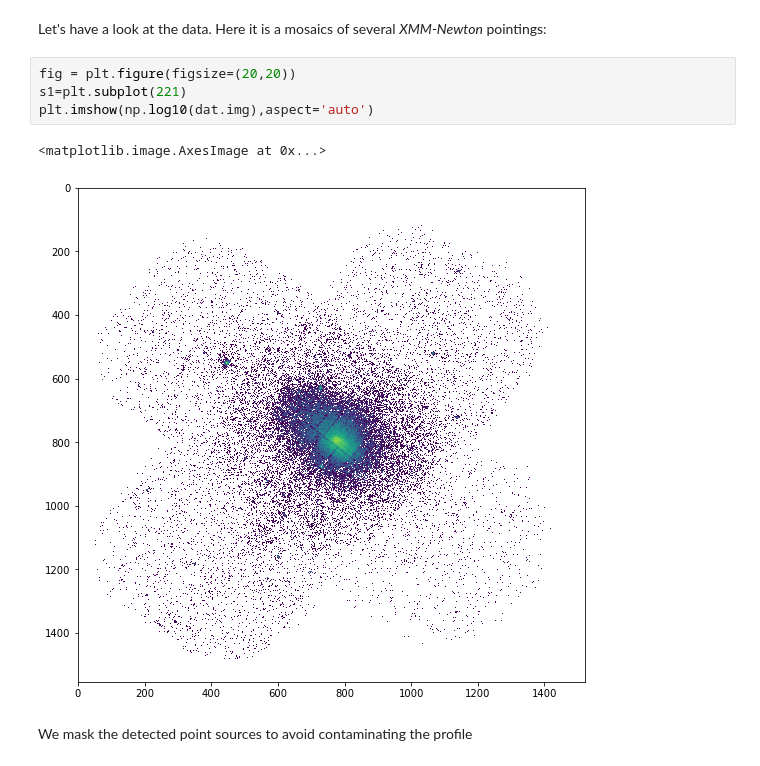
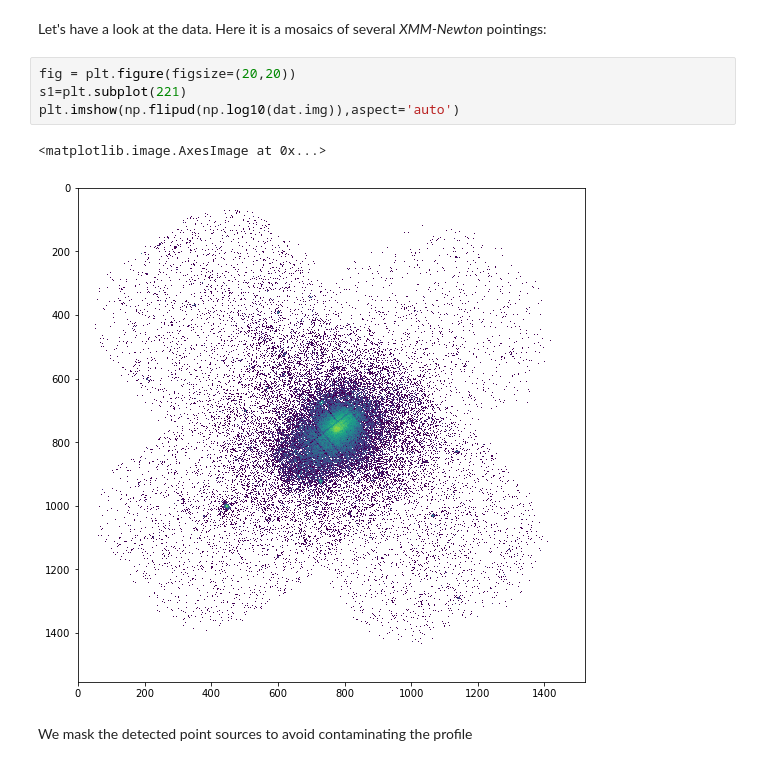
Before and after one commit to domeckert/pyproffit, a Jupyter notebook: docs/source/Discontinuities.ipynb, the cells around one changed output. Drawn from its saved outputs; the diff is of its cells as text.

```diff
--- a/docs/source/Discontinuities.ipynb
+++ b/docs/source/Discontinuities.ipynb
@@ -22,10 +22,10 @@ Let's have a look at the data. Here it is a mosaics of several _XMM-Newton_ poin
 # %%
 fig = plt.figure(figsize=(20,20))
 s1=plt.subplot(221)
-plt.imshow(np.log10(dat.img),aspect='auto')
+plt.imshow(np.flipud(np.log10(dat.img)),aspect='auto')
 # %% [output]
 <matplotlib.image.AxesImage at 0x...>
-[figure, old version]
+[figure, new version]
 # %% [markdown]
 We mask the detected point sources to avoid contaminating the profile
 # %%
```
Also changed, not shown: parts of 13 cells of this notebook, 3 other files.
